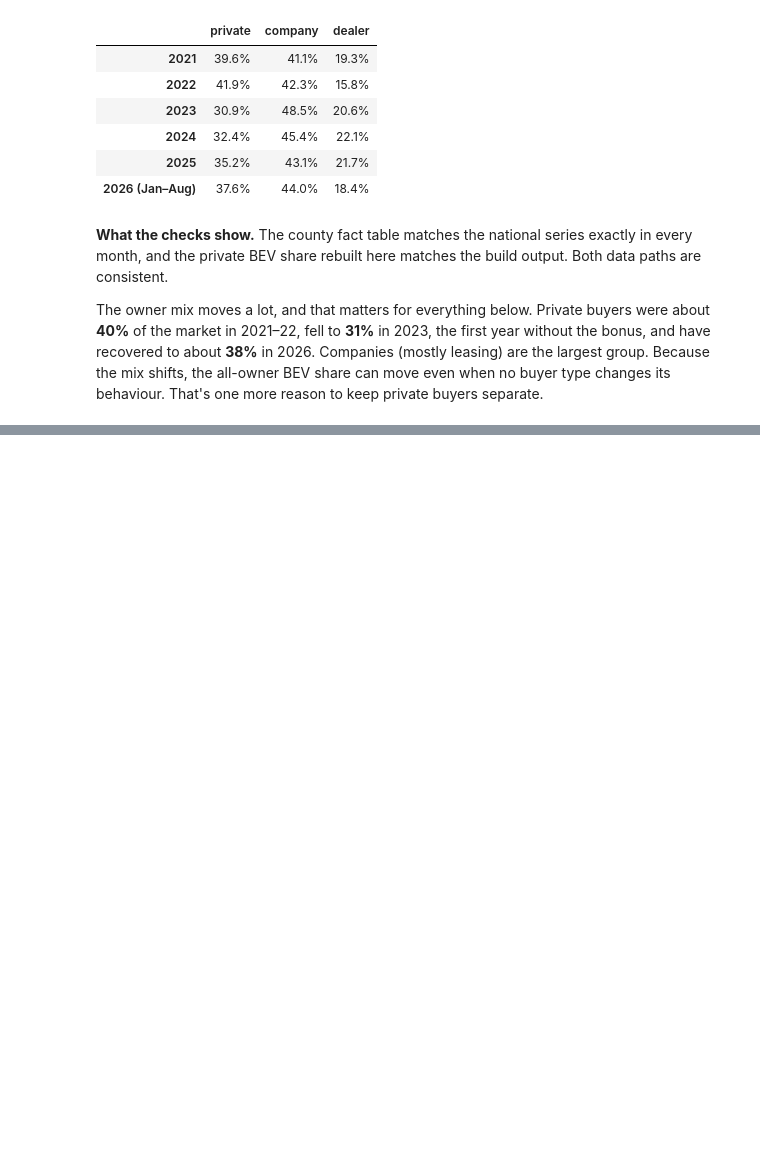
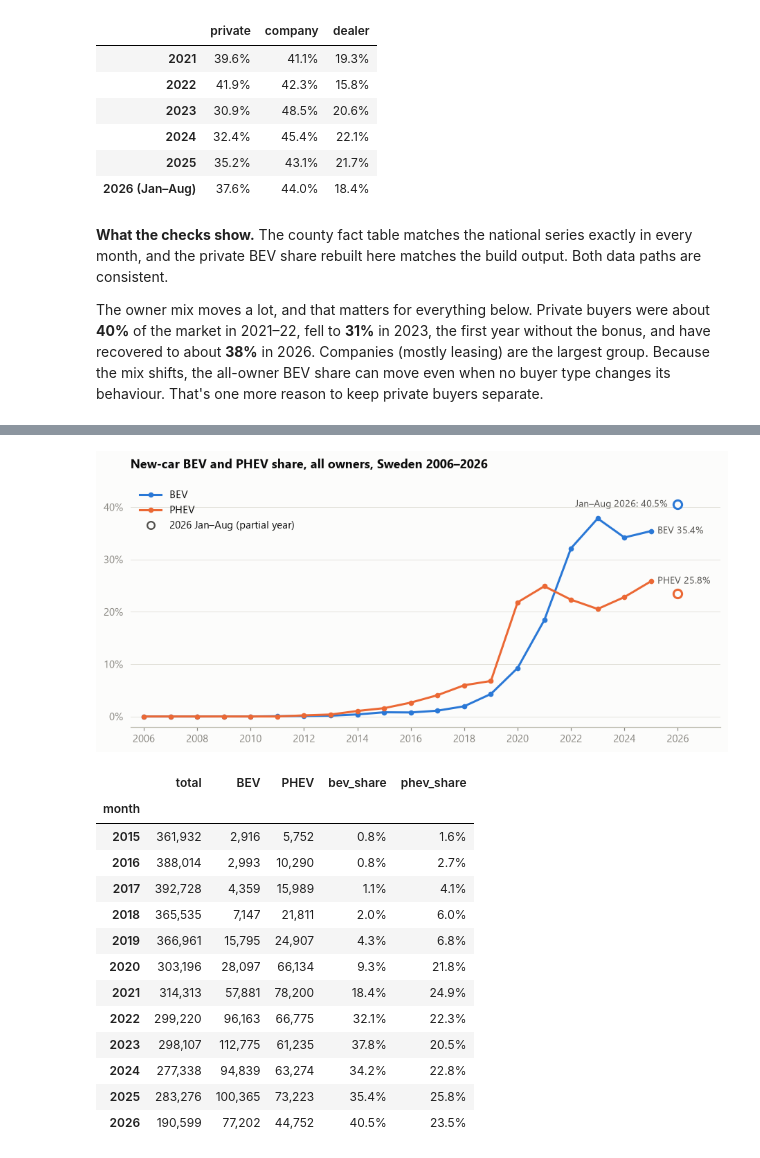
Before and after one commit to suv999/sweden-ev-adoption, a Jupyter notebook: notebooks/01_eda.ipynb, the cells around one changed output, grey strips where cells are left out. Drawn from its saved outputs; the diff is of its cells as text; code cells hidden in the pictures; blank space fills up the shorter version.

```diff
--- a/notebooks/01_eda.ipynb
+++ b/notebooks/01_eda.ipynb
@@ -113,0 +118,42 @@ The owner mix moves a lot, and that matters for everything below. Private buyers
+# %%
+ann = nat.groupby(nat.index.year)[["total", "BEV", "PHEV"]].sum()
+ann["bev_share"] = ann.BEV / ann.total
+ann["phev_share"] = ann.PHEV / ann.total
+full, ytd = ann.loc[: LAST.year - 1], ann.loc[[LAST.year]]
+
+fig, ax = plt.subplots()
+for col, color, name in [("bev_share", BLUE, "BEV"), ("phev_share", ORANGE, "PHEV")]:
+    ax.plot(full.index, full[col], color=color, label=name, marker="o", ms=4)
+    ax.plot(ytd.index, ytd[col], color=color, marker="o", ms=8, mfc=SURFACE, mew=2, ls="none")
+    label_end(ax, full[col], f"{name} {full[col].iloc[-1]:.1%}")
+ax.annotate(f"Jan–Aug {LAST.year}: {ytd.bev_share.iloc[0]:.1%}", (LAST.year, ytd.bev_share.iloc[0]),
+            xytext=(-10, 0), textcoords="offset points", ha="right", va="center", fontsize=9, color=INK2)
+ax.yaxis.set_major_formatter(PCT)
+ax.set_xticks(range(2006, LAST.year + 1, 2))
+ax.set_xlim(2005.5, LAST.year + 1.6)
+ax.set_ylim(top=0.45)
+ax.set_title("New-car BEV and PHEV share, all owners, Sweden 2006–2026")
+handles, _ = ax.get_legend_handles_labels()
+partial = mpl.lines.Line2D([], [], color=INK2, marker="o", ms=7, mfc=SURFACE, mew=1.5, ls="none")
+ax.legend(handles + [partial], ["BEV", "PHEV", f"{LAST.year} Jan–Aug (partial year)"], loc="upper left")
+save(fig, "01_longrun_all_owners")
+plt.show()
+
+ann.loc[2015:].style.format({"total": "{:,.0f}", "BEV": "{:,.0f}", "PHEV": "{:,.0f}",
+                             "bev_share": "{:.1%}", "phev_share": "{:.1%}"})
+# %% [output]
+[figure, added]
+|  | total | BEV | PHEV | bev_share | phev_share |
+| month |  |  |  |  |  |
+| 2015 | 361,932 | 2,916 | 5,752 | 0.8% | 1.6% |
+| 2016 | 388,014 | 2,993 | 10,290 | 0.8% | 2.7% |
+| 2017 | 392,728 | 4,359 | 15,989 | 1.1% | 4.1% |
+| 2018 | 365,535 | 7,147 | 21,811 | 2.0% | 6.0% |
+| 2019 | 366,961 | 15,795 | 24,907 | 4.3% | 6.8% |
+| 2020 | 303,196 | 28,097 | 66,134 | 9.3% | 21.8% |
+| 2021 | 314,313 | 57,881 | 78,200 | 18.4% | 24.9% |
+| 2022 | 299,220 | 96,163 | 66,775 | 32.1% | 22.3% |
+| 2023 | 298,107 | 112,775 | 61,235 | 37.8% | 20.5% |
+| 2024 | 277,338 | 94,839 | 63,274 | 34.2% | 22.8% |
+| 2025 | 283,276 | 100,365 | 73,223 | 35.4% | 25.8% |
+| 2026 | 190,599 | 77,202 | 44,752 | 40.5% | 23.5% |
```
Also changed, not shown: parts of 2 cells of this notebook, 1 other file.
